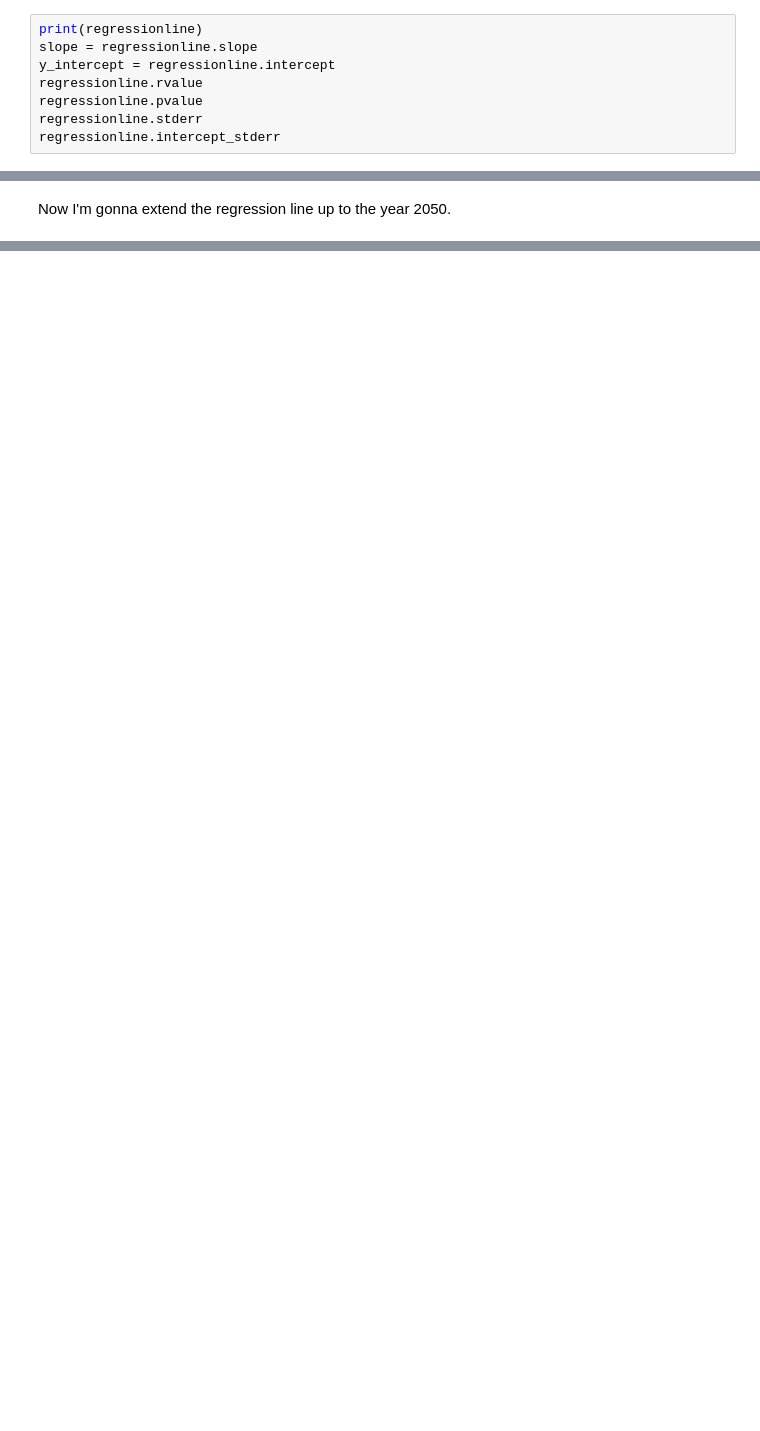
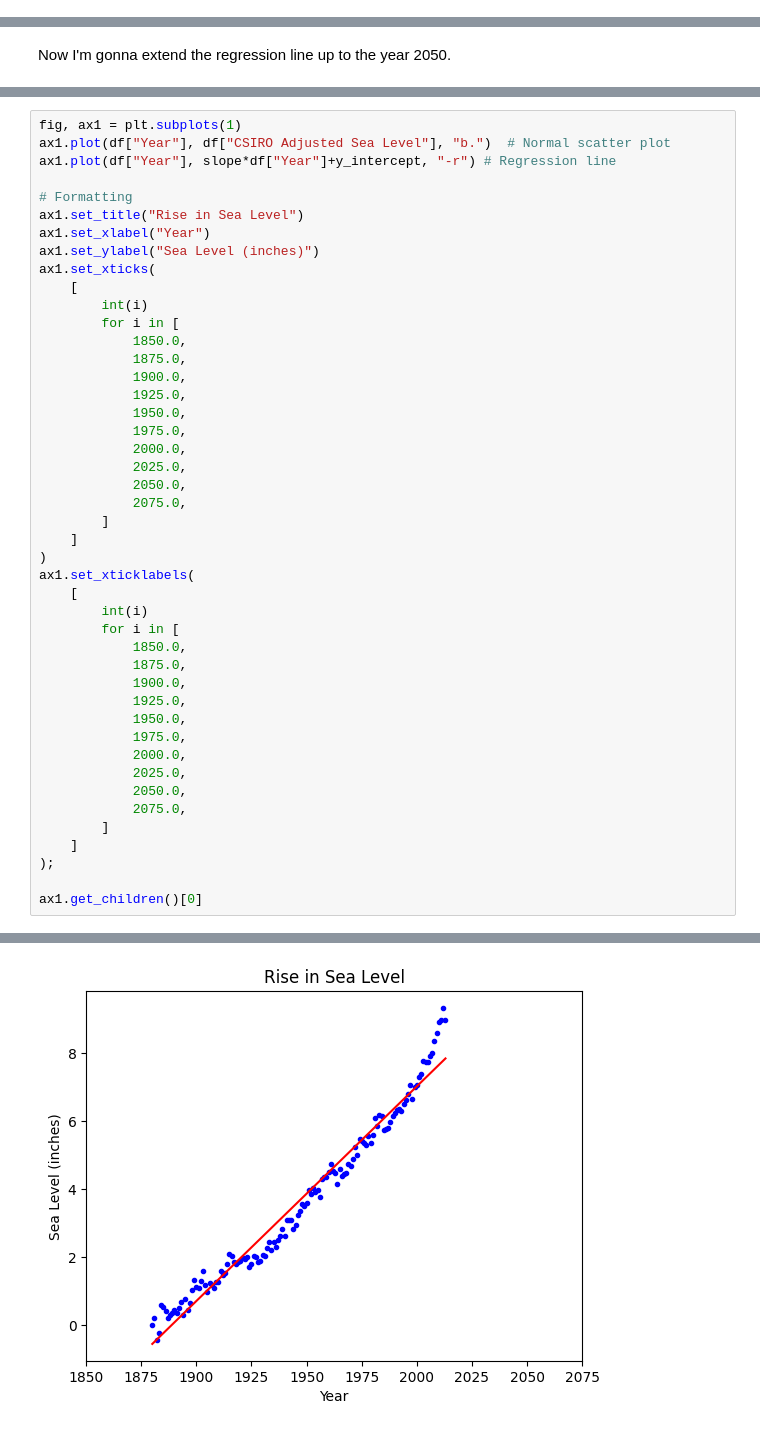
Before and after one commit to Adrieto/DataScience, a Jupyter notebook: FCC Projects - Data Analysis With Python/SeaLevelPredictor.ipynb, the cells around one changed output, grey strips where cells are left out. Drawn from its saved outputs; the diff is of its cells as text; blank space fills up the shorter version.

```diff
--- a/FCC Projects - Data Analysis With Python/SeaLevelPredictor.ipynb
+++ b/FCC Projects - Data Analysis With Python/SeaLevelPredictor.ipynb
@@ -47,8 +22,0 @@ regressionline = stats.linregress(df["Year"], df["CSIRO Adjusted Sea Level"])
-# %%
-print(regressionline)
-slope = regressionline.slope
-y_intercept = regressionline.intercept
-regressionline.rvalue
-regressionline.pvalue
-regressionline.stderr
-regressionline.intercept_stderr
@@ -179,0 +123,46 @@ df.tail()
+# %%
+fig, ax1 = plt.subplots(1)
+ax1.plot(df["Year"], df["CSIRO Adjusted Sea Level"], "b.")  # Normal scatter plot
+ax1.plot(df["Year"], slope*df["Year"]+y_intercept, "-r") # Regression line
+
+# Formatting
+ax1.set_title("Rise in Sea Level")
+ax1.set_xlabel("Year")
+ax1.set_ylabel("Sea Level (inches)")
+ax1.set_xticks(
+    [
+        int(i)
+        for i in [
+            1850.0,
+            1875.0,
+            1900.0,
+            1925.0,
+            1950.0,
+            1975.0,
+            2000.0,
+            2025.0,
+            2050.0,
+            2075.0,
+        ]
+    ]
+)
+ax1.set_xticklabels(
+    [
+        int(i)
+        for i in [
+            1850.0,
+            1875.0,
+            1900.0,
+            1925.0,
+            1950.0,
+            1975.0,
+            2000.0,
+            2025.0,
+            2050.0,
+            2075.0,
+        ]
+    ]
+);
+
+ax1.get_children()[0]
+# %% [output]
@@ -179,0 +170 @@ df.tail()
+[figure, added]
```
Also changed, not shown: parts of 13 cells of this notebook, 5 other files.
